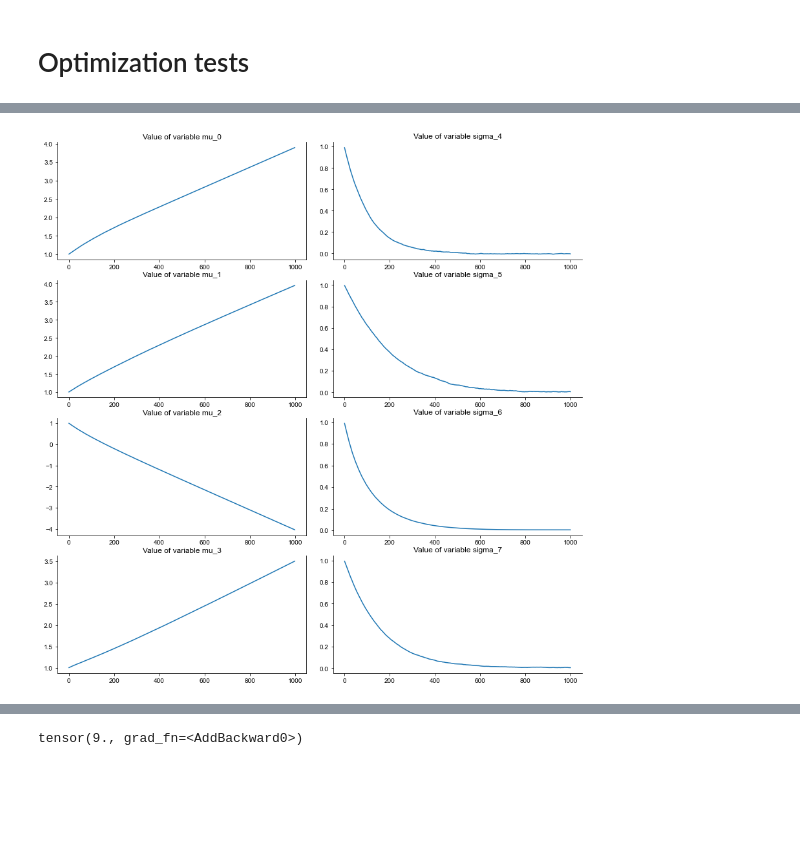
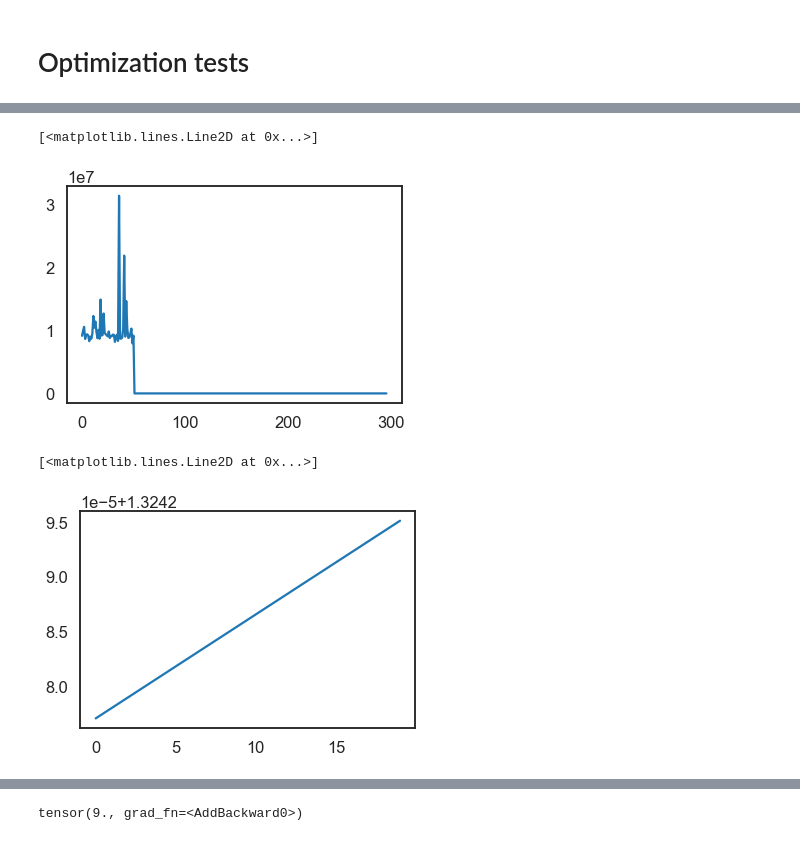
Before and after one commit to LinusBleistein/binary_ts, a Jupyter notebook: torch_structured_optim.ipynb, the cells around one changed output, grey strips where cells are left out. Drawn from its saved outputs; the diff is of its cells as text; code cells hidden in the pictures; blank space fills up the shorter version.

```diff
--- a/torch_structured_optim.ipynb
+++ b/torch_structured_optim.ipynb
@@ -445,24 +503,15 @@ ELBO: tensor(nan, grad_fn=<NegBackward0>) Params tensor([ 3.7620e+00,  3.8217e+0
-# %%
-variables_track = bints.var_track
-variables_track = variables_track.detach().numpy()
-d= bints.d
-
-f,ax = plt.subplots(bints.d,2,figsize=(12,12))
-f.tight_layout()
-
-for i in np.arange(2*bints.d):
-
-    sns.set_style('whitegrid')
-
-    if i < bints.d:
-        ax[i,0].plot(variables_track[i,:], label='Value')
-        ax[i,0].set_title('Value of variable mu_{}'.format(i))
-        ax[i,0].spines["top"].set_visible(False)
-        ax[i,0].spines["top"].set_visible(False)
-    else:
-        ax[i-d,1].plot(variables_track[i,:], label='Value')
-        ax[i-d,1].set_title('Value of variable sigma_{}'.format(i))
-        ax[i-d,1].spines["right"].set_visible(False)
-        ax[i-d,1].spines["top"].set_visible(False)
-# %% [output]
-[figure, removed]
+# %%
+elbo = bints.elbo_track
+elbo = elbo.detach().numpy()
+
+plt.plot(elbo[3:])
+# %% [output]
+[<matplotlib.lines.Line2D at 0x...>]
+[figure, added]
+# %%
+mus = bints.mu_track
+mus = mus.detach().numpy()
+plt.plot(mus[:20,1,2])
+# %% [output]
+[<matplotlib.lines.Line2D at 0x...>]
+[figure, added]
```
Also changed, not shown: parts of 31 cells of this notebook.
